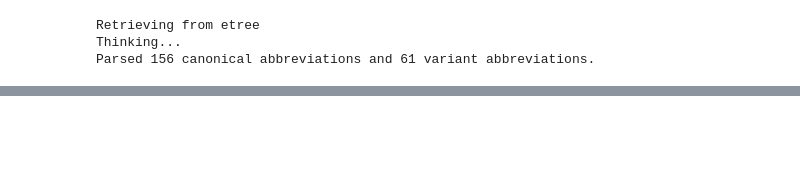
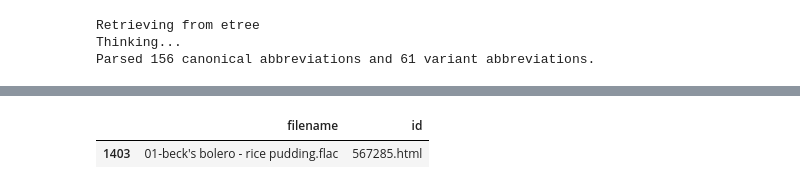
Before and after one commit to raddick/musical-folksonomy, a Jupyter notebook: folksonomy-testbed.ipynb, the cells around one changed output, grey strips where cells are left out. Drawn from its saved outputs; the diff is of its cells as text; code cells hidden in the pictures; blank space fills up the shorter version.

```diff
--- a/folksonomy-testbed.ipynb
+++ b/folksonomy-testbed.ipynb
@@ -232,6 +234,10 @@ music_df['filename'] = music_df['filename'].apply(lambda x: x.lower().strip())
 music_df['filetype'] = music_df['filename'].apply(lambda x: x.split('.')[-1].strip())
 music_df['remainder'] = music_df['filename'].apply(lambda x: x[0:x.rfind('.')])
 
+# DELETE STRAY .CUE FILE
+music_df = music_df[music_df['filetype'] != 'cue']
+print('\nStep 1a. Delete .cue files')
+print('Filenames remaining in dataset: {0:,.0f}'.format(len(music_df)))
 
 zeros_df = pandas.DataFrame(data=None, columns=music_df.columns)
 #ones_df = pandas.DataFrame(data=None, columns=music_df.columns)
@@ -246,7 +252,7 @@ zeros_df.index.name = music_df.index.name
 #fours_df.index.name = music_df.index.name
 
 # If there are no numbers in the remainder part of filename, score as zero and remove
-print('\nStep 1. Filenames with no numbers in remainder part: score = 0')
+print('\nStep 1b. Filenames with no numbers in remainder part: score = 0')
 zeros_df = zeros_df.append(music_df.loc[music_df['remainder'].apply(lambda x: re.search('\d', x) == None)])
 music_df = music_df[~music_df.isin(zeros_df)].dropna()
 print('Filenames remaining in dataset: {0:,.0f}'.format(len(music_df)))
@@ -271,6 +277,7 @@ print('Filenames remaining in dataset: {0:,.0f}'.format(len(music_df)))
 print('\nStep 2c. Remainder has only number: score = 0')
 zeros_df = zeros_df.append(music_df.loc[music_df['remainder'].apply(lambda x: re.search('\D', x) == None)])
 music_df = music_df[~music_df.isin(zeros_df)].dropna()
+
 print('Filenames remaining in dataset: {0:,.0f}'.format(len(music_df)))
 # %% [output]
 Filenames in dataset: 2,973
@@ -1110,0 +1226,15 @@ music_df.sample(100)
+# %%
+music_df[['filename', 'id']][
+#    (~music_df['date_right_after_band']) &
+    (music_df['abbrev_type'] == 'blank') &
+#    (music_df['abbrev_type'].apply(lambda x: x in [
+#                 'canonical', 'variant', 'jeremy']
+#                                           )) &
+    (music_df['date_format'] == 'nodate')
+#    (music_df['date_format'].apply(lambda x: x in [
+#                 'yy-mm-dd', 'date1', 'date2', 'date3', 'by_hand', 'year_month_by_hand', 'year_by_hand']
+#                                           ))
+].sample(1)
+# %% [output]
+|  | filename | id |
+| 1403 | 01-beck's bolero - rice pudding.flac | 567285.html |
```
Also changed, not shown: parts of 11 cells of this notebook.
